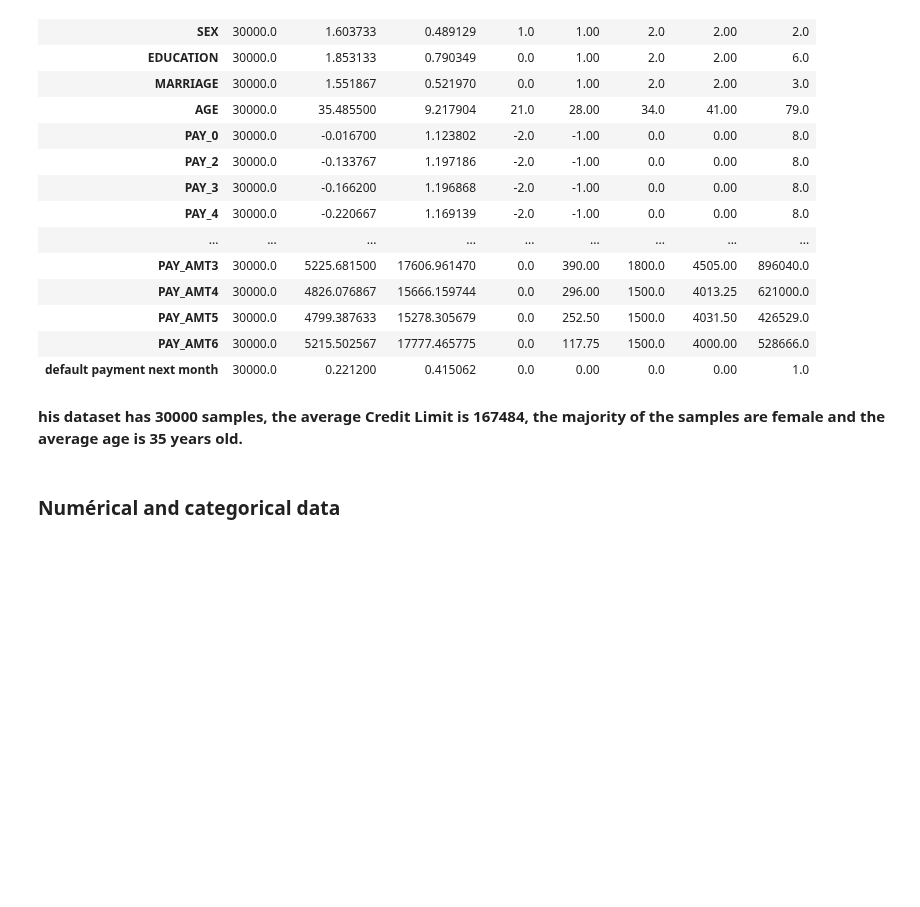
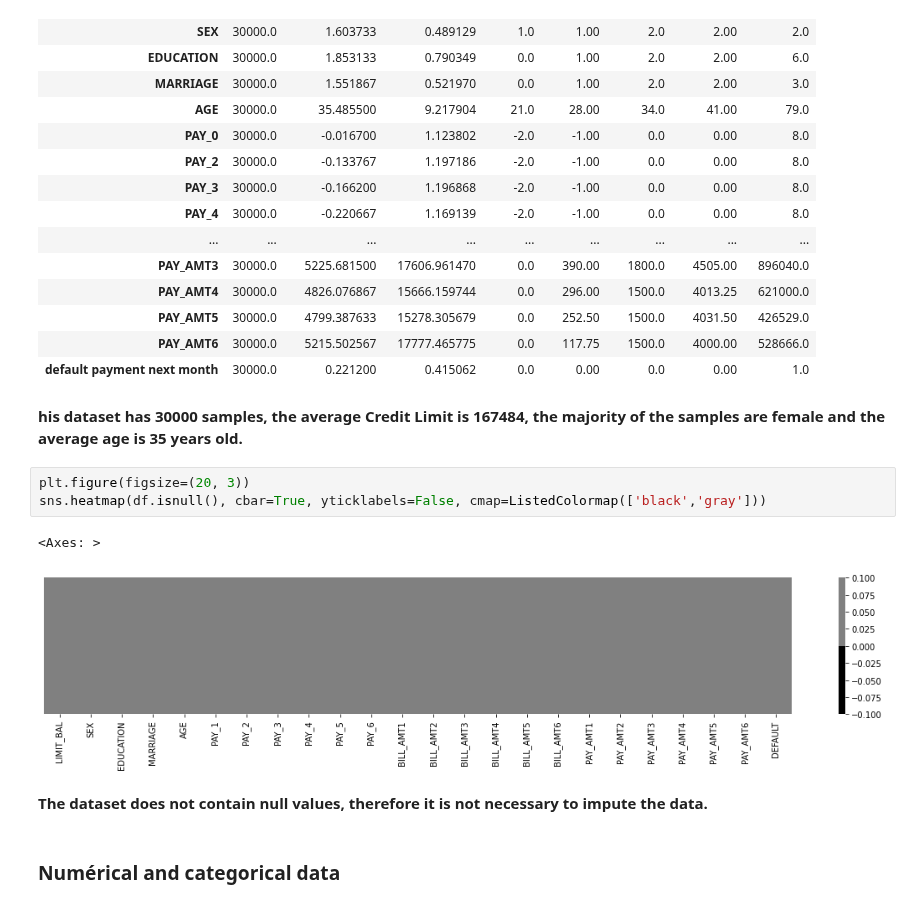
Before and after one commit to pagrkonecta/Konecta_Test, a Jupyter notebook: Konecta_Test_PAGR.ipynb, the cells around one changed output. Cells and saved outputs as stored; diff of their text form; blank space fills up the shorter version.

```diff
--- a/Konecta_Test_PAGR.ipynb
+++ b/Konecta_Test_PAGR.ipynb
@@ -173,6 +174,14 @@ df.describe().T
 | default payment next month | 30000.0 | 0.221200 | 0.415062 | 0.0 | 0.00 | 0.0 | 0.00 | 1.0 |
 # %% [markdown]
 **his dataset has 30000 samples, the average Credit Limit is 167484, the majority of the samples are female and the average age is 35 years old.**
+# %%
+plt.figure(figsize=(20, 3))
+sns.heatmap(df.isnull(), cbar=True, yticklabels=False, cmap=ListedColormap(['black','gray']))
+# %% [output]
+<Axes: >
+[figure, added]
+# %% [markdown]
+**The dataset does not contain null values, therefore it is not necessary to impute the data.**
 # %% [markdown]
 ### Numérical and categorical data
 # %%
```
Also changed, not shown: parts of 9 cells of this notebook.
